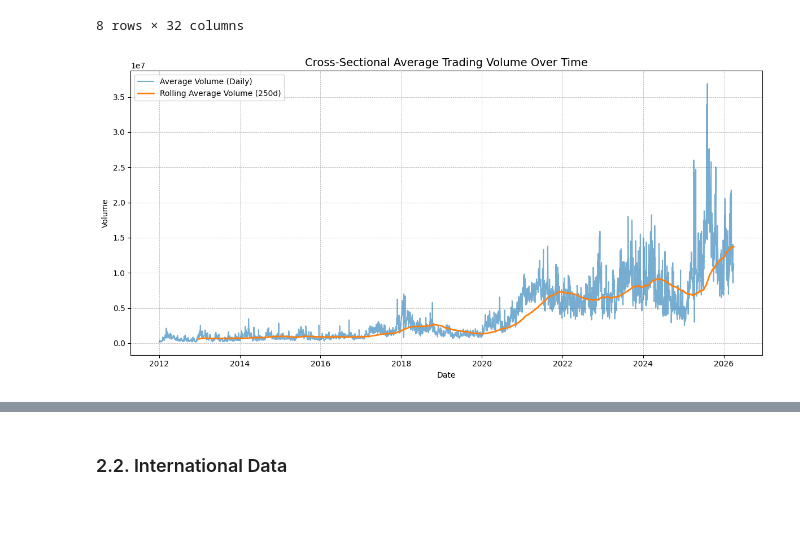
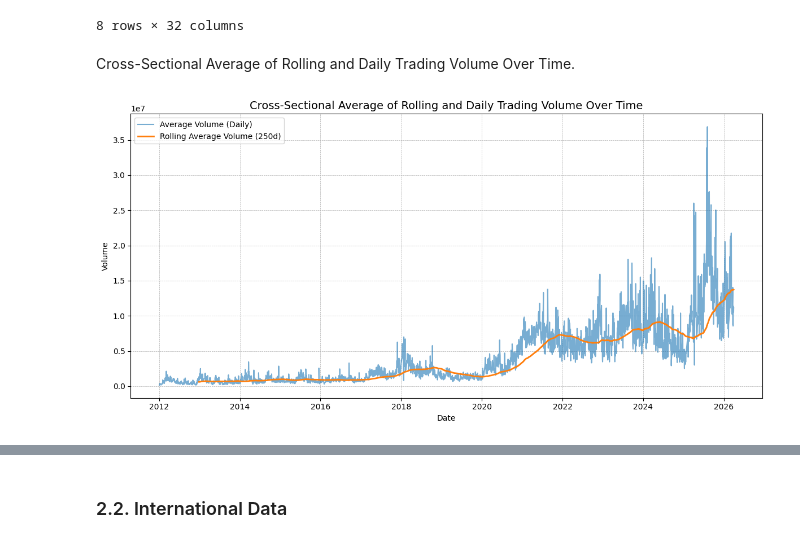
Before and after one commit to SebastianoDenegri/vietnam-systemic-risk-index, a Jupyter notebook: A_Systemic_Risk_Framework_for_the_Vietnamese_Market_a_Composite_Risk_Index_and_Financial_Stress_Prediction.ipynb, the cells around one changed output, grey strips where cells are left out. Saved outputs shown, nothing was run; the diff lists cells and outputs as text; code cells hidden in the pictures; blank space fills up the shorter version.

```diff
--- a/A_Systemic_Risk_Framework_for_the_Vietnamese_Market_a_Composite_Risk_Index_and_Financial_Stress_Prediction.ipynb
+++ b/A_Systemic_Risk_Framework_for_the_Vietnamese_Market_a_Composite_Risk_Index_and_Financial_Stress_Prediction.ipynb
@@ -641,24 +674,26 @@ df_vn_vol.describe()/1000
 | 75% | 708.625000 | 2762.175000 | 6036.302500 | 5250.225000 | 1087.260000 | 10731.175000 | 6724.175000 | 5787.350000 | ... |
 | max | 10592.840000 | 29040.300000 | 31261.749000 | 32482.600000 | 5689.340000 | 117471.300000 | 38922.900000 | 72249.400000 | ... |
 8 rows × 32 columns
+# %% [markdown]
+Cross-Sectional Average of Rolling and Daily Trading Volume Over Time.
 # %%
 # EDA: Cross-sectional average trading volume over time
 avg_volume = df_vn_vol.mean(axis=1)
 # Rolling average (250d)
 rolling_avg_volume = avg_volume.rolling(250).mean()
 
 # Plot
 plt.figure(figsize=(12, 6))
 plt.plot(avg_volume, label='Average Volume (Daily)', alpha=0.6)
 plt.plot(rolling_avg_volume, label='Rolling Average Volume (250d)', linewidth=2)
 
-plt.title('Cross-Sectional Average Trading Volume Over Time', fontsize=14)
+plt.title('Cross-Sectional Average of Rolling and Daily Trading Volume Over Time', fontsize=14)
 plt.xlabel('Date')
 plt.ylabel('Volume')
 
 plt.legend()
 plt.tight_layout()
 plt.grid(True, linestyle='--', linewidth=.5)
 plt.show()
 # %% [output]
-[figure, old version]
+[figure, new version]
```
Also changed, not shown: parts of 58 cells of this notebook.
